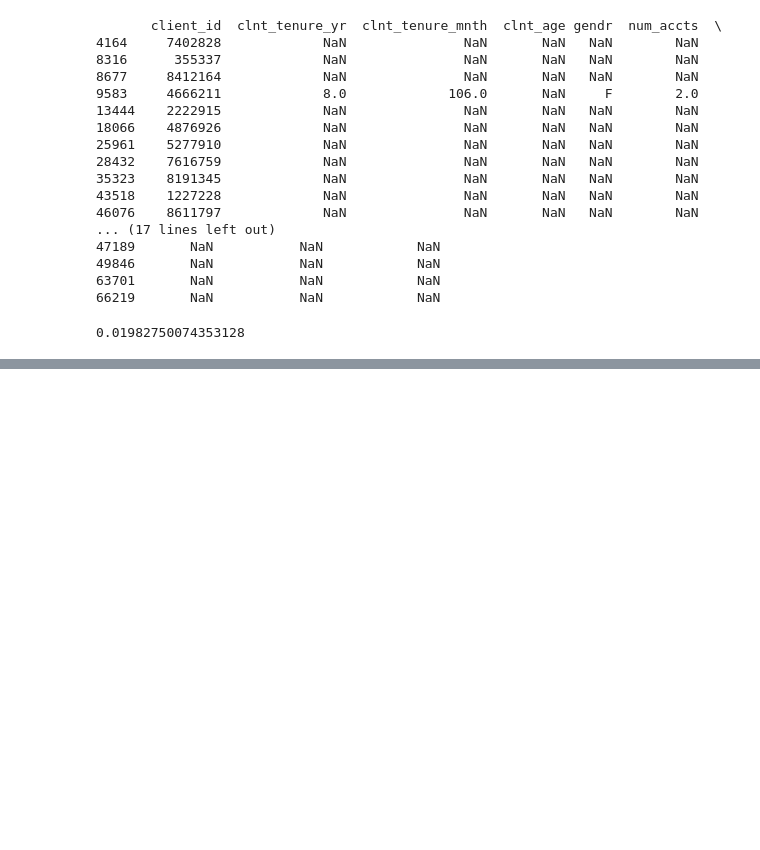
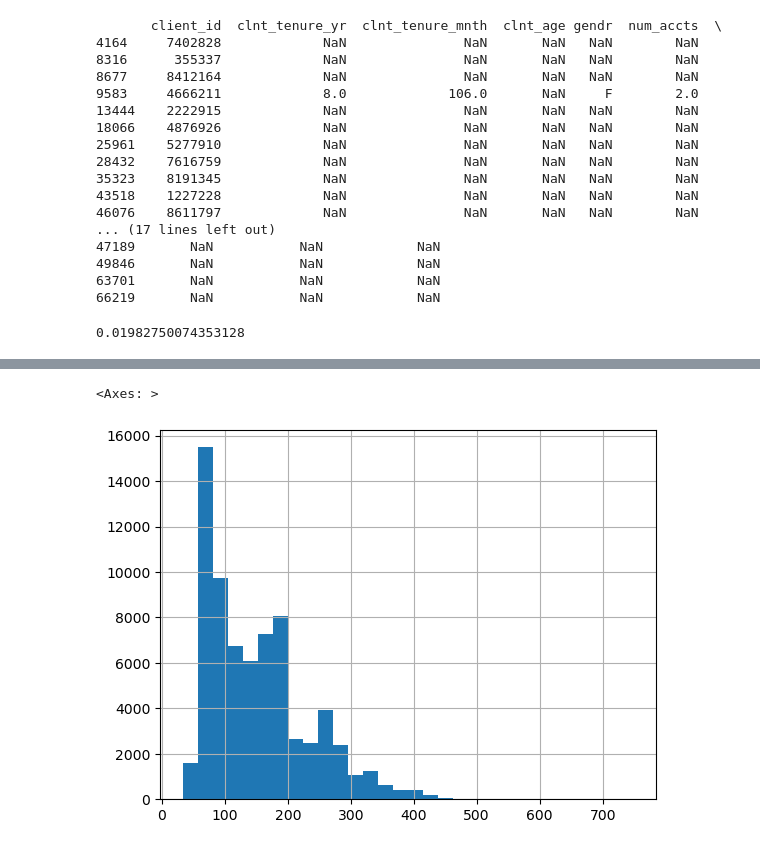
Before and after one commit to amatulghina/vanguard-ab-test, a Jupyter notebook: notebooks/client_profiles.ipynb, the cells around one changed output, grey strips where cells are left out. Drawn from its saved outputs; the diff is of its cells as text; code cells hidden in the pictures; blank space fills up the shorter version.

```diff
--- a/notebooks/client_profiles.ipynb
+++ b/notebooks/client_profiles.ipynb
@@ -127,0 +173,5 @@ df_demo.describe().round(2)
+# %%
+df_demo['clnt_tenure_mnth'].hist(bins=30)
+# %% [output]
+<Axes: >
+[figure, added]
```
Also changed, not shown: parts of 30 cells of this notebook.
